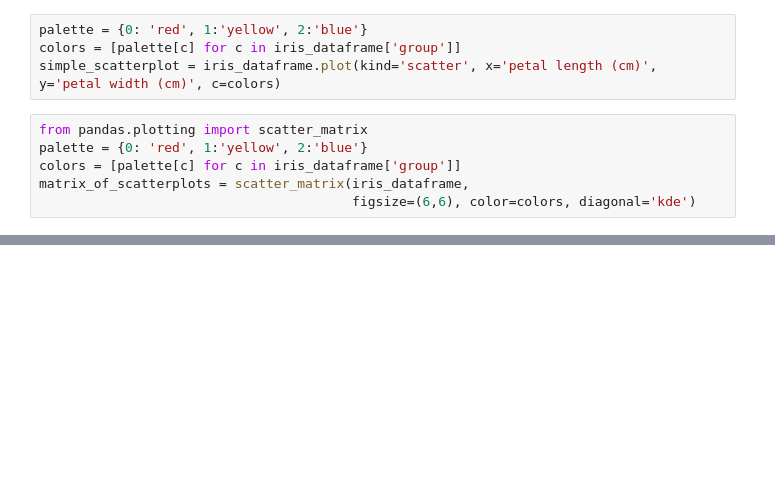
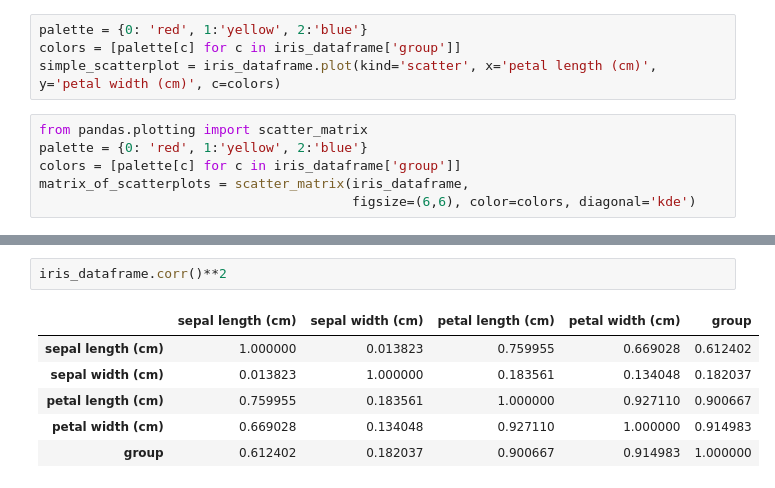
Before and after one commit to ThiagoA-Menezes/P4DS4D2, a Jupyter notebook: Python Codes from the book/P4DS4D2_13_Explorando_Análise_de_dados.ipynb, the cells around one changed output, grey strips where cells are left out. Saved outputs shown, nothing was run; the diff lists cells and outputs as text; blank space fills up the shorter version.

```diff
--- a/Python Codes from the book/P4DS4D2_13_Explorando_Análise_de_dados.ipynb
+++ b/Python Codes from the book/P4DS4D2_13_Explorando_Análise_de_dados.ipynb
@@ -90,0 +114,9 @@ matrix_of_scatterplots = scatter_matrix(iris_dataframe,
+# %%
+iris_dataframe.corr()**2
+# %% [output]
+|  | sepal length (cm) | sepal width (cm) | petal length (cm) | petal width (cm) | group |
+| sepal length (cm) | 1.000000 | 0.013823 | 0.759955 | 0.669028 | 0.612402 |
+| sepal width (cm) | 0.013823 | 1.000000 | 0.183561 | 0.134048 | 0.182037 |
+| petal length (cm) | 0.759955 | 0.183561 | 1.000000 | 0.927110 | 0.900667 |
+| petal width (cm) | 0.669028 | 0.134048 | 0.927110 | 1.000000 | 0.914983 |
+| group | 0.612402 | 0.182037 | 0.900667 | 0.914983 | 1.000000 |
```
Also changed, not shown: parts of 5 cells of this notebook.
